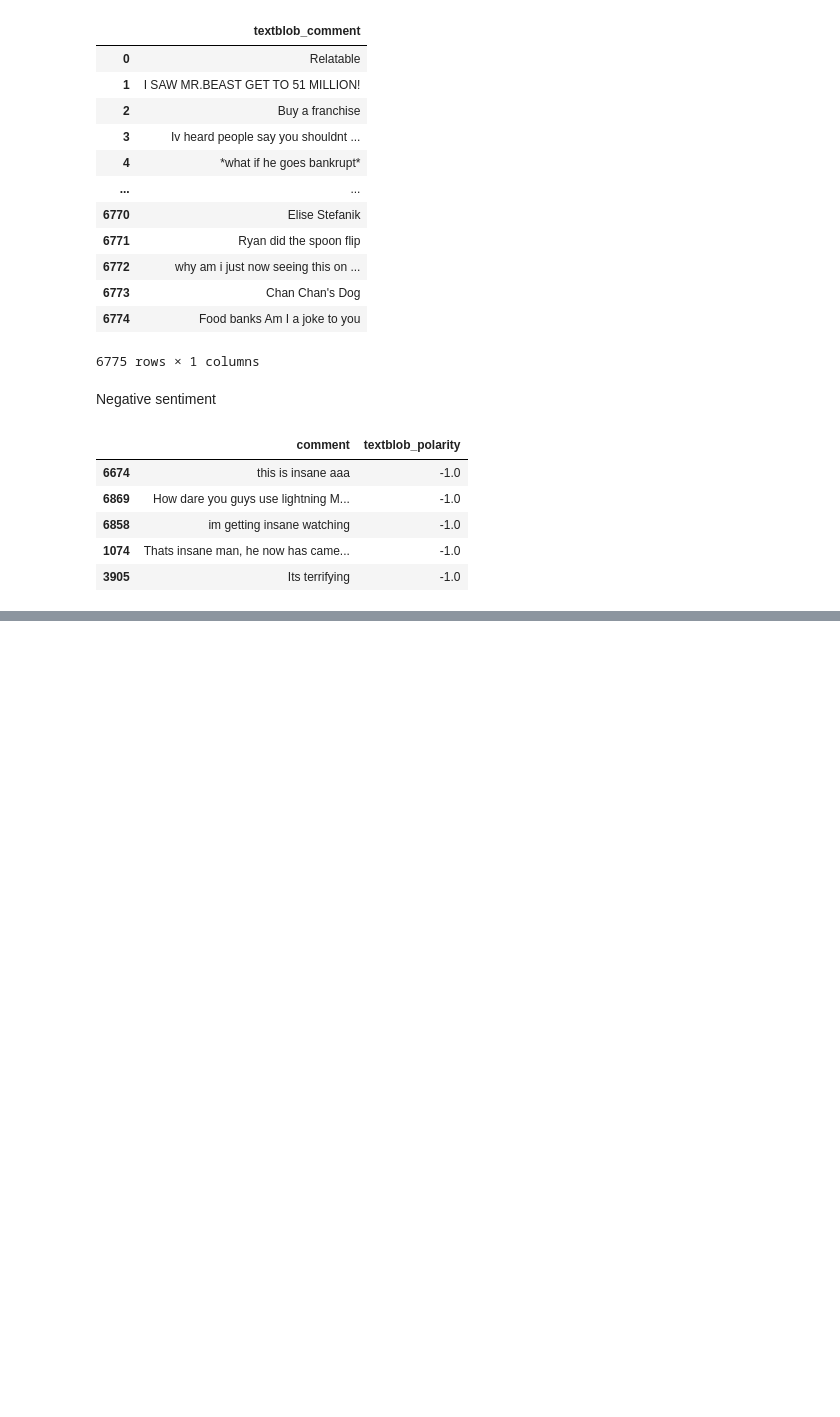
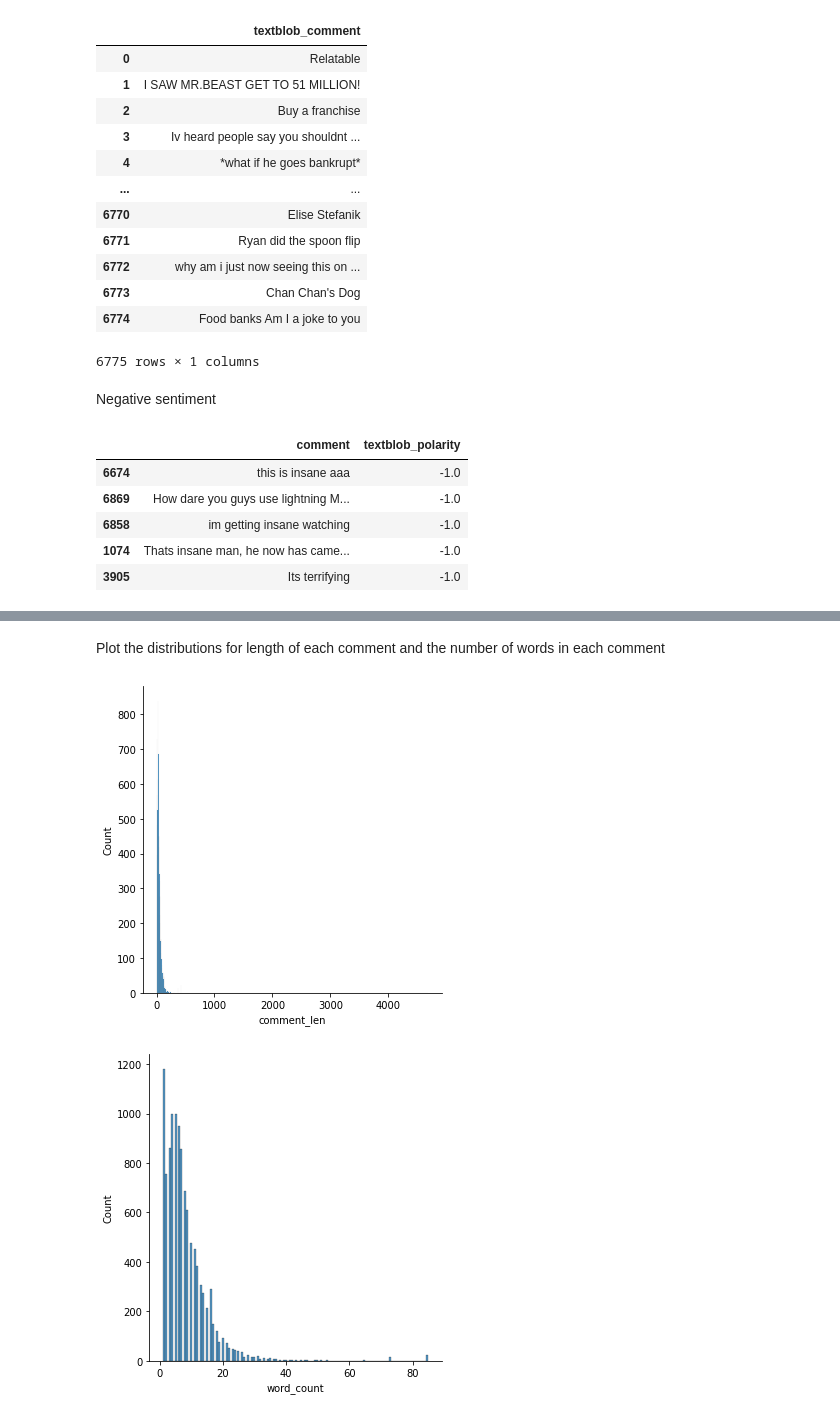
Before and after one commit to DoanCV/MrBeast-YouTube-Sentiment-Analysis, a Jupyter notebook: mrbeast.ipynb, the cells around one changed output, grey strips where cells are left out. Saved outputs shown, nothing was run; the diff lists cells and outputs as text; code cells hidden in the pictures; blank space fills up the shorter version.

```diff
--- a/mrbeast.ipynb
+++ b/mrbeast.ipynb
@@ -174,0 +214,11 @@ comments.sort_values(by=['textblob_polarity'], ascending=True)[['comment', 'text
+# %% [markdown]
+Plot the distributions for length of each comment and the number of words in each comment
+# %%
+only_textblob = pol_hist.query('method == "textblob_polarity"')
+
+sns.displot(only_textblob, x="comment_len")
+sns.displot(only_textblob, x="word_count")
+plt.show()
+# %% [output]
+[figure, added]
+[figure, added]
```
Also changed, not shown: parts of 20 cells of this notebook.
